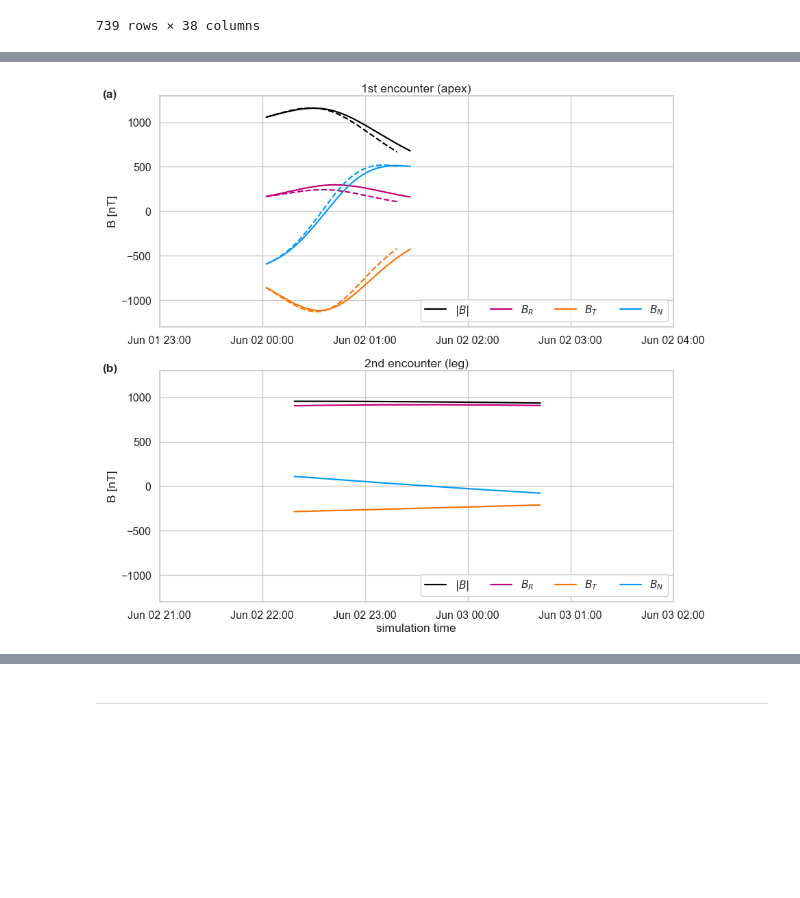
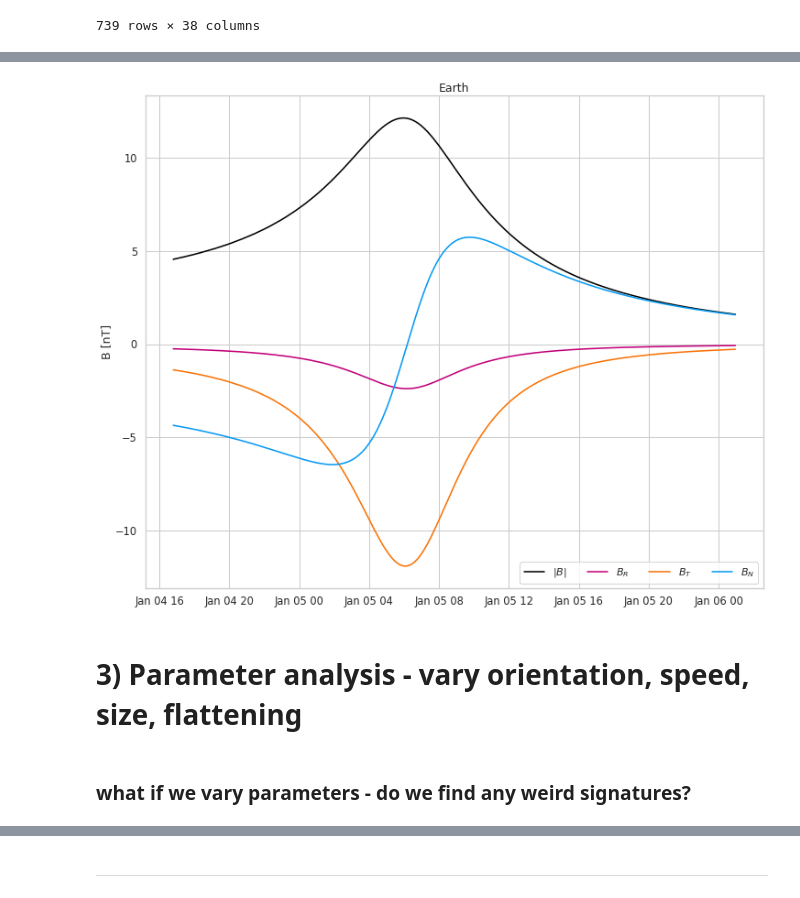
Before and after one commit to cmoestl/cme_signatures, a Jupyter notebook: cme_sig.ipynb, the cells around one changed output, grey strips where cells are left out. Saved outputs shown, nothing was run; the diff lists cells and outputs as text; code cells hidden in the pictures; blank space fills up the shorter version.

Commit message:
started 3dcore

```diff
--- a/cme_sig.ipynb
+++ b/cme_sig.ipynb
@@ -437,61 +490,34 @@ plt.savefig('plots/3dcore_1.png', dpi=300)
-# %%
-t1, btot1, bxyz1 = measure(model_obj, "PSP", TP_A - datetime.timedelta(hours=6), TP_A  + datetime.timedelta(hours=6), frame="ECLIPJ2000", bframe="SPP_RTN")
-t2, btot2, bxyz2 = measure(model_obj, "PSP", TP_B - datetime.timedelta(hours=12), TP_B  + datetime.timedelta(hours=12), frame="ECLIPJ2000", bframe="SPP_RTN")
-
-tf, btotf, bxyzf = measure(model_obj, "PSP_FIXED", TP_A - datetime.timedelta(hours=6), TP_A  + datetime.timedelta(hours=6), frame="ECLIPJ2000", bframe="SPP_RTN", satparams=TP_A)
 # %%
 sns.set_context('talk')
 sns.set_style('whitegrid')
 
-fig = plt.figure(figsize=(13, 12),dpi=70)
+fig = plt.figure(figsize=(15, 12),dpi=50)
 
-ax1 = fig.add_subplot(211)
-ax1.set_title("1st encounter (apex)")
+ax1 = fig.add_subplot(111)
+ax1.set_title("Earth")
 
-ax1.plot(t1, btot1, color=C0, label="$|B|$")
-ax1.plot(t1, bxyz1[:, 0], color=C1, label="$B_R$")
-ax1.plot(t1, bxyz1[:, 1], color=C2, label="$B_T$")
-ax1.plot(t1, bxyz1[:, 2], color=C3, label="$B_N$")
-
-ax1.plot(tf, btotf, color=C0, linestyle='--')
-ax1.plot(tf, bxyzf[:, 0], color=C1, linestyle='--')
-ax1.plot(tf, bxyzf[:, 1], color=C2, linestyle='--')
-ax1.plot(tf, bxyzf[:, 2], color=C3, linestyle='--')
+ax1.plot(t1, btot1, color=cbt, label="$|B|$")
+ax1.plot(t1, bxyz1[:, 0], color=cbx, label="$B_R$")
+ax1.plot(t1, bxyz1[:, 1], color=cby, label="$B_T$")
+ax1.plot(t1, bxyz1[:, 2], color=cbz, label="$B_N$")
 
 ax1.legend(loc="lower right", fontsize=16,ncol=4)
-ax1.xaxis.set_major_formatter(matplotlib.dates.DateFormatter('%b %d %H:%M'))
+ax1.xaxis.set_major_formatter(matplotlib.dates.DateFormatter('%b %d %H'))
 ax1.set_ylabel('B [nT]')
-plt.ylim(-1300,1300)
-plt.xlim(datetime.datetime(2022,6,1,23,0),datetime.datetime(2022,6,2,4,0))
-
-
-
-ax2 = fig.add_subplot(212)
-ax2.set_title("2nd encounter (leg)")
-
-ax2.plot(t2, btot2, color=C0, label="$|B|$")
-ax2.plot(t2, bxyz2[:, 0], color=C1, label="$B_R$")
-ax2.plot(t2, bxyz2[:, 1], color=C2, label="$B_T$")
-ax2.plot(t2, bxyz2[:, 2], color=C3, label="$B_N$")
-
-ax2.legend(loc="lower right", fontsize=16,ncol=4)
-ax2.xaxis.set_major_formatter(matplotlib.dates.DateFormatter('%b %d %H:%M'))
-ax2.set_xlabel('simulation time')
-ax2.set_ylabel('B [nT]')
-plt.ylim(-1300,1300)
-plt.xlim(datetime.datetime(2022,6,2,21,0),datetime.datetime(2022,6,3,2,0))
-
+#plt.ylim(-1300,1300)
+#plt.xlim(datetime.datetime(2022,6,1,23,0),datetime.datetime(2022,6,2,4,0))
 
 plt.tight_layout()
 
 
-plt.annotate('(a)',[0.01,0.965],xycoords='figure fraction',weight='bold')
-plt.annotate('(b)',[0.01,0.475],xycoords='figure fraction',weight='bold')
-
-plt.savefig('plots/3dcore_components_1.pdf', dpi=300)
-plt.savefig('plots/3dcore_components_1.png', dpi=300)
+plt.savefig('plots/fig2_measure_1.pdf', dpi=300)
+plt.savefig('plots/fig2_measure_1.png', dpi=300)
 # %% [output]
-[figure, old version]
+[figure, new version]
+# %% [markdown]
+# **3) Parameter analysis** - vary orientation, speed, size, flattening
+# %% [markdown]
+### what if we vary parameters - do we find any weird signatures?
 # %%
 def plot_reconstruction(ax, obj, qs, **kwargs):
 
```
Also changed, not shown: parts of 22 cells of this notebook, 9 other files.
